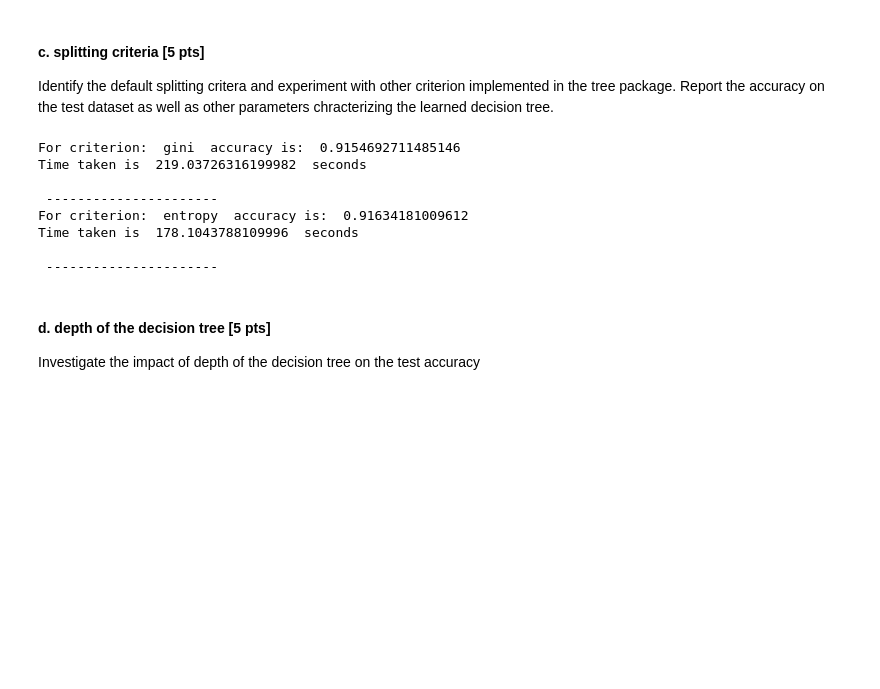
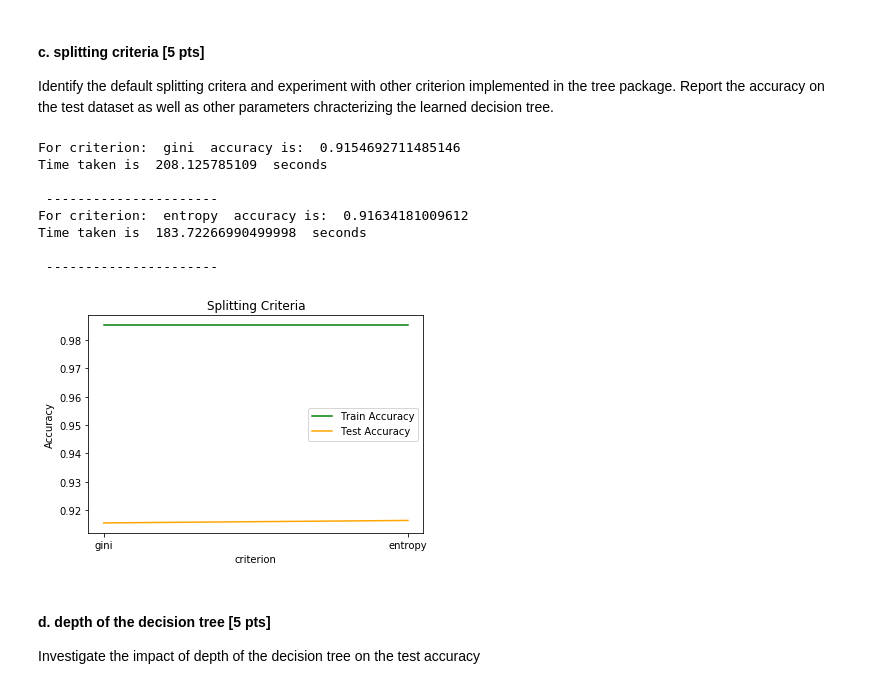
Before and after one commit to jainammm/Decision-Trees-and-Random-Forests, a Jupyter notebook: Jainam_Shah_lab_1.ipynb, the cells around one changed output. Cells and saved outputs as stored; diff of their text form; code cells hidden in the pictures; blank space fills up the shorter version.

Commit message:
Add final plotted graph

```diff
--- a/Jainam_Shah_lab_1.ipynb
+++ b/Jainam_Shah_lab_1.ipynb
@@ -289,28 +289,39 @@ Identify the default splitting critera and experiment with other criterion imple
 # %%
 import time
 # %%
+test_accuracy_list=[]
+train_accuracy_list=[]
 criterion = ["gini", "entropy"]
 for i in criterion:
   start = time.process_time()
 
   dt = tree.DecisionTreeClassifier(criterion = i, random_state=107)
   dt.fit(X_train_counts, train_y.values)
 
   testPred = dt.predict(X_test_counts)
   testAccuracy = accuracy_score(test_y.values, testPred)
+  test_accuracy_list.append(testAccuracy)
+
+  trainPred = dt.predict(X_train_counts)
+  trainAccuracy = accuracy_score(train_y.values, trainPred)
+  train_accuracy_list.append(trainAccuracy)
 
   print("For criterion: ", i, " accuracy is: ", testAccuracy)
   print("Time taken is ", time.process_time() - start, " seconds")
   print('\n', '----------------------')
+
+plot_accuracy(criterion, test_accuracy_list, train_accuracy_list,
+              'criterion', 'Accuracy', 'Splitting Criteria')
 # %% [output]
 For criterion:  gini  accuracy is:  0.9154692711485146
-Time taken is  219.03726316199982  seconds
+Time taken is  208.125785109  seconds
 
  ----------------------
 For criterion:  entropy  accuracy is:  0.91634181009612
-Time taken is  178.1043788109996  seconds
+Time taken is  183.72266990499998  seconds
 
  ----------------------
+[figure, added]
 # %% [markdown]
 #### d. depth of the decision tree [5 pts]
 Investigate the impact of depth of the decision tree on the test accuracy
```
Also changed, not shown: parts of 1 cell of this notebook.
